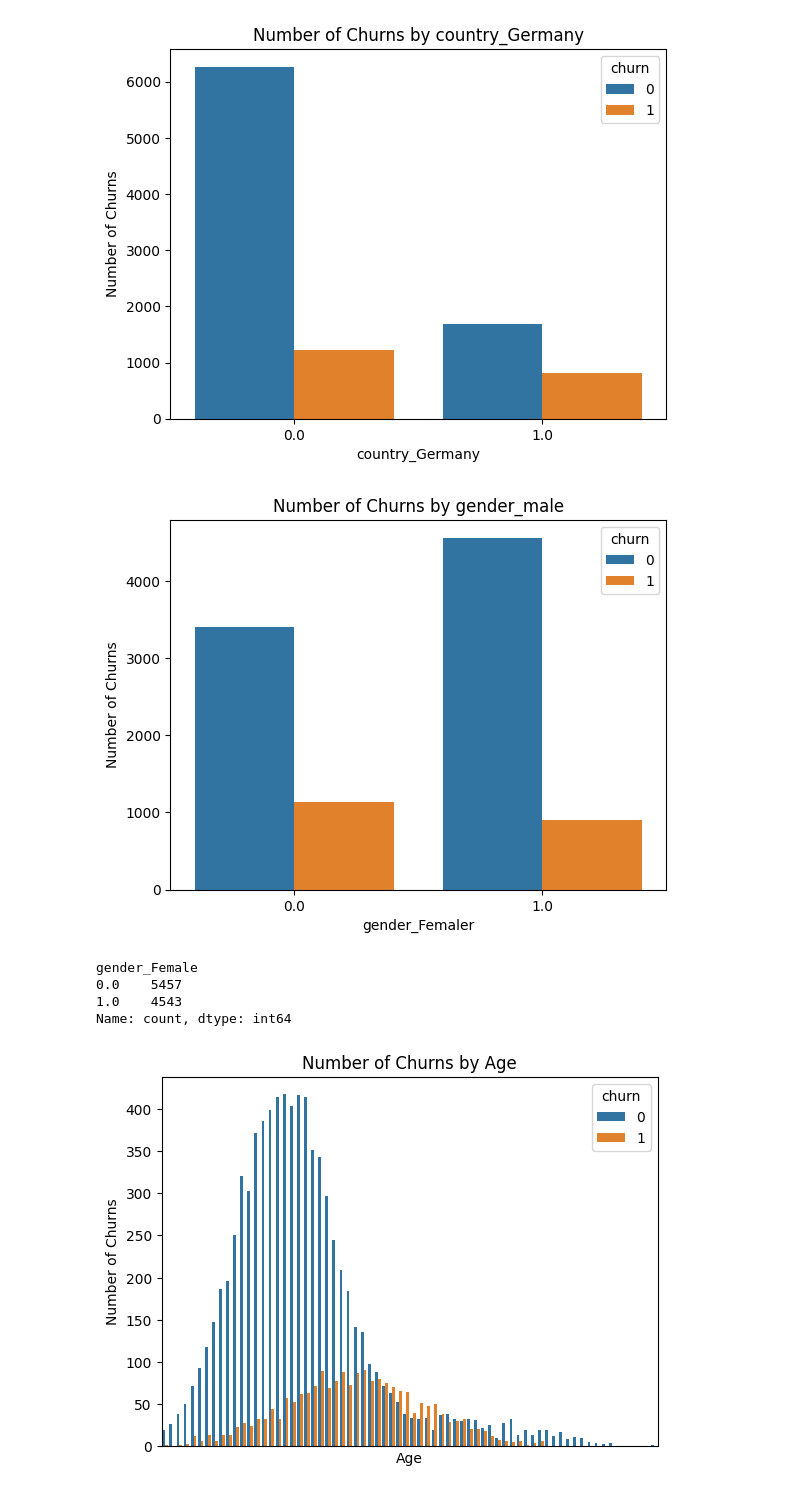
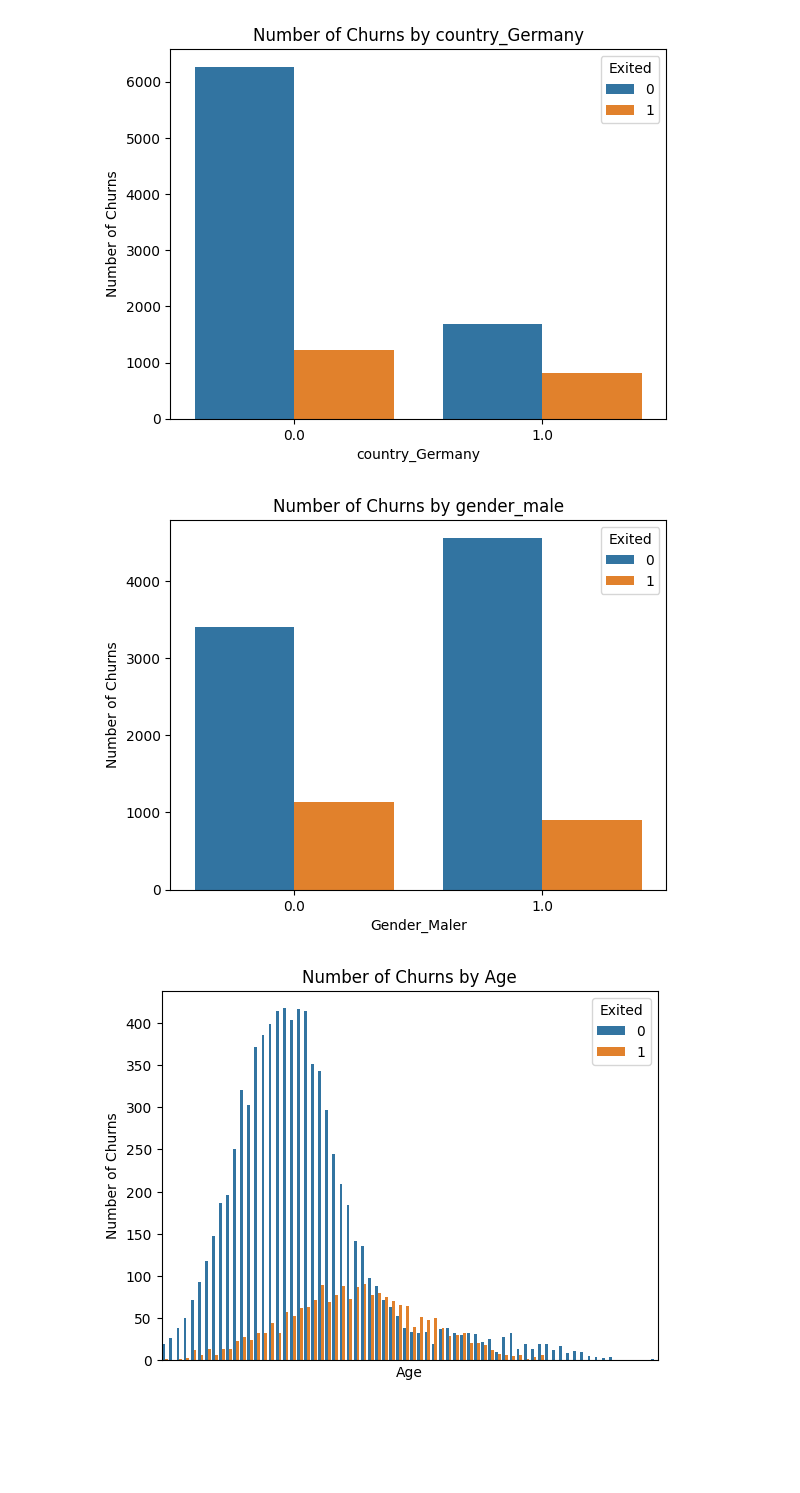
Before and after one commit to tnsonlahh/-DSEB-64A-Group-10_Customer-Churn-Prediction-, a Jupyter notebook: ChurnOneBank_Model.ipynb, the cells around one changed output. Cells and saved outputs as stored; diff of their text form; code cells hidden in the pictures; blank space fills up the shorter version.

```diff
--- a/ChurnOneBank_Model.ipynb
+++ b/ChurnOneBank_Model.ipynb
@@ -1,5 +1,5 @@
 # %%
 import pandas as pd
-df = pd.read_csv('cleaned_data_kg.csv')
+df = pd.read_csv('cleaned_data_kg3.csv')
 df
 # %% [output]
@@ -229,19 +227,12 @@ plt.show()
 [figure]
 # %%
 # Plot the data
-sns.countplot(data=df, x='gender_Male', hue='churn')
-plt.xlabel('gender_Femaler')
+sns.countplot(data=df, x='Gender_Male', hue='Exited')
+plt.xlabel('Gender_Maler')
 plt.ylabel('Number of Churns')
 plt.title('Number of Churns by gender_male')
 plt.show()
 # %% [output]
-[figure, old version]
+[figure, new version]
-# %%
-df['gender_Female'].value_counts()
-# %% [output]
-gender_Female
-0.0    5457
-1.0    4543
-Name: count, dtype: int64
 # %%
 # Plot the data
```
Also changed, not shown: parts of 18 cells of this notebook, 7 other files.
